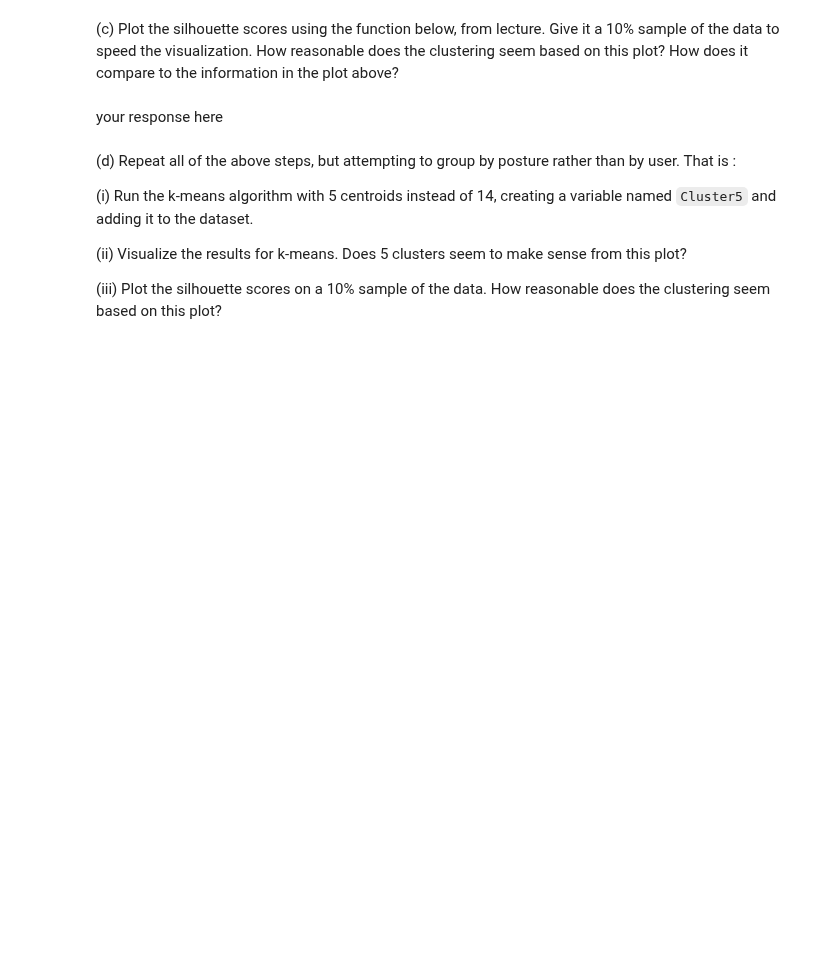
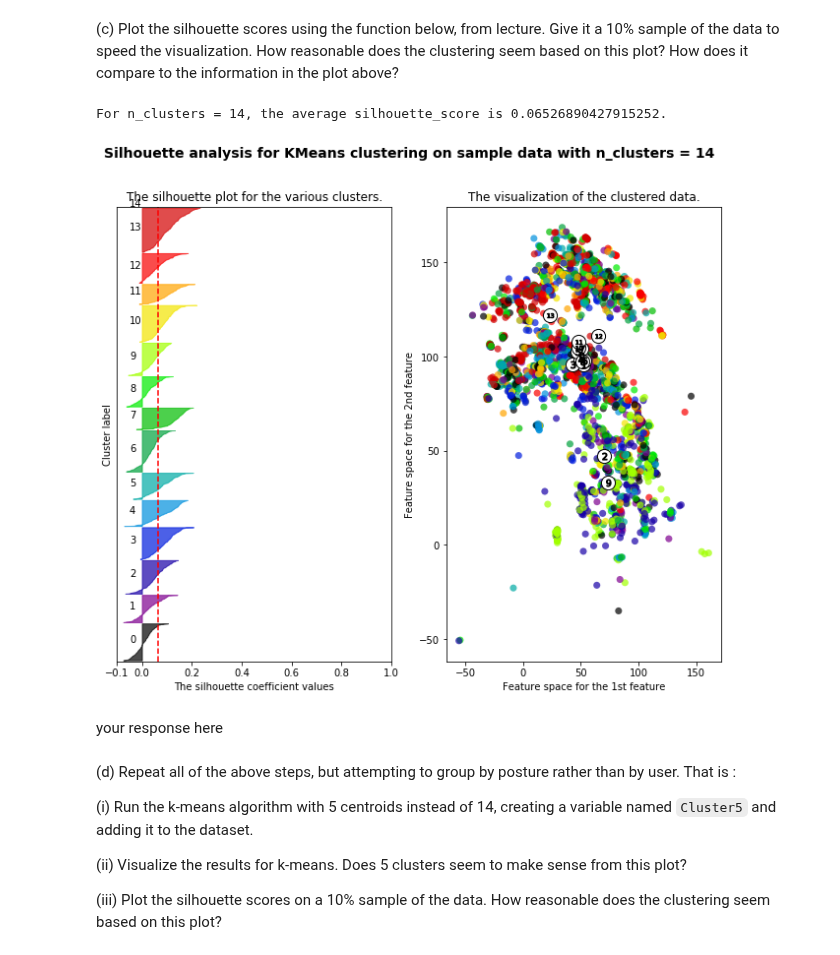
Before and after one commit to medeirosf/2020-CS109B, a Jupyter notebook: content/homeworks/hw02/notebook/cs109b_hw2_edited.ipynb, the cells around one changed output. Saved outputs shown, nothing was run; the diff lists cells and outputs as text; code cells hidden in the pictures; blank space fills up the shorter version.

```diff
--- a/content/homeworks/hw02/notebook/cs109b_hw2_edited.ipynb
+++ b/content/homeworks/hw02/notebook/cs109b_hw2_edited.ipynb
@@ -238,5 +271,17 @@ def silplot(X, cluster_labels, clusterer, pointlabels=None):
+# %%
+#your code here
+pdfs = pdf.sample(round(len(pdf)*.1), random_state=109)
+#pdfs.info()
+pdfs['Cluster14'].nunique()
+silplot(pdfs[pdfs.columns[2:]].values, pdfs['Cluster14'], km, pointlabels=None)
+# %% [output]
+For n_clusters = 14, the average silhouette_score is 0.06526890427915252.
+[figure, added]
 # %% [markdown]
-your response here
+your response here<br />
+<font color='blue'>
+
+</font>
 # %% [markdown]
 (d) Repeat all of the above steps, but attempting to group by posture rather than by user. That is :
 
```
Also changed, not shown: parts of 9 cells of this notebook.
